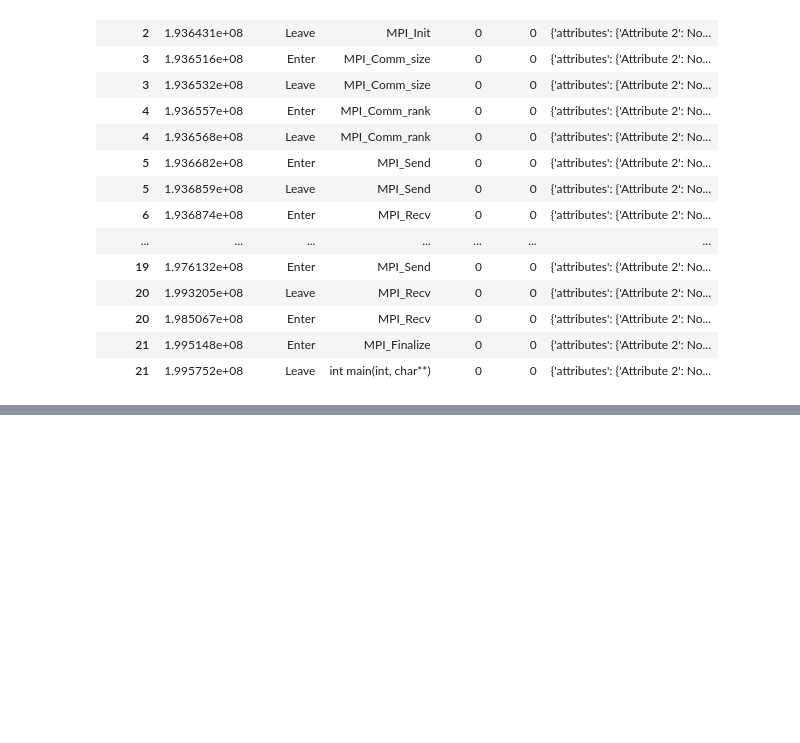
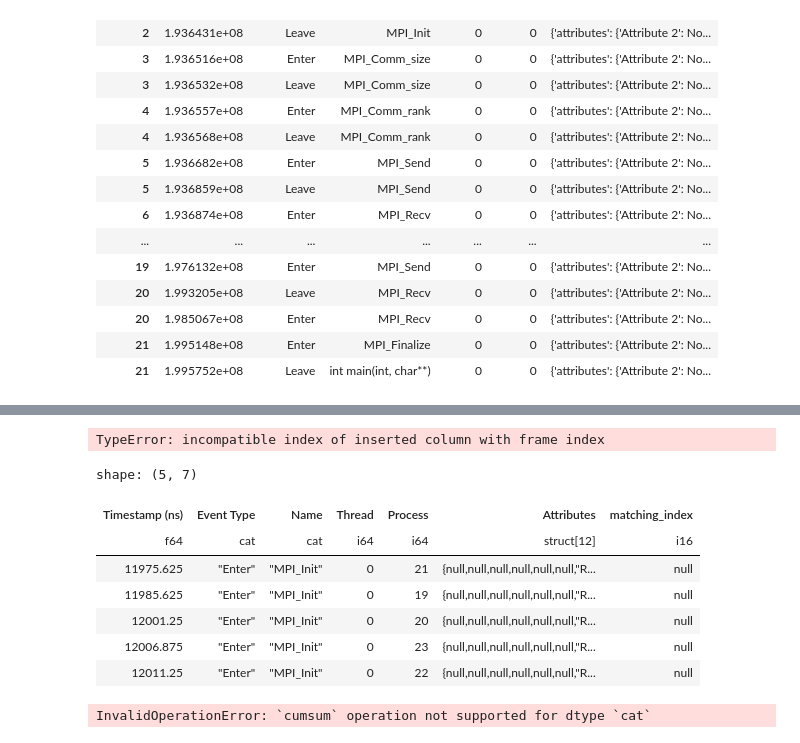
Before and after one commit to hpcgroup/pipit, a Jupyter notebook: docs/examples/polars.ipynb, the cells around one changed output, grey strips where cells are left out. Cells and saved outputs as stored; diff of their text form; code cells hidden in the pictures; blank space fills up the shorter version.

```diff
--- a/docs/examples/polars.ipynb
+++ b/docs/examples/polars.ipynb
@@ -479,0 +735,28 @@ matching_events
+# %%
+trace = pp.Trace.from_otf2("/home/rakrish/otf2-mpi-only-traces/kripke/32")
+df = trace.events
+# %%
+df['nesting_level'] = df.groupby('Process').apply(lambda df: (df['Event Type'] == 'Enter').cumsum().shift(fill_value=0) - (df['Event Type'] == 'Leave').cumsum())
+# %% [output]
+TypeError: incompatible index of inserted column with frame index
+# %%
+df = df.with_columns(pl.lit(None).cast(pl.Int16).alias("matching_index"))
+df.head().collect()
+# %% [output]
+shape: (5, 7)
+| Timestamp (ns) | Event Type | Name | Thread | Process | Attributes | matching_index |
+| f64 | cat | cat | i64 | i64 | struct[12] | i16 |
+| 11975.625 | "Enter" | "MPI_Init" | 0 | 21 | {null,null,null,null,null,null,"R... | null |
+| 11985.625 | "Enter" | "MPI_Init" | 0 | 19 | {null,null,null,null,null,null,"R... | null |
+| 12001.25 | "Enter" | "MPI_Init" | 0 | 20 | {null,null,null,null,null,null,"R... | null |
+| 12006.875 | "Enter" | "MPI_Init" | 0 | 23 | {null,null,null,null,null,null,"R... | null |
+| 12011.25 | "Enter" | "MPI_Init" | 0 | 22 | {null,null,null,null,null,null,"R... | null |
+# %%
+
+# enter_events = df.filter(pl.col('Event Type') == 'Enter').groupby('Process').apply(lambda group: group.cumsum()).with_column(pl.col('Event Type').shift().fill_null(0))
+leave_events = df.filter(pl.col('Event Type') == 'Leave').group_by('Process').agg(pl.cumsum("Event Type"))
+leave_events.collect()
+
+# df = df.with_column((enter_events - leave_events).alias('nesting_level'))
+# %% [output]
+InvalidOperationError: `cumsum` operation not supported for dtype `cat`
```
Also changed, not shown: parts of 16 cells of this notebook, 1 other file.
